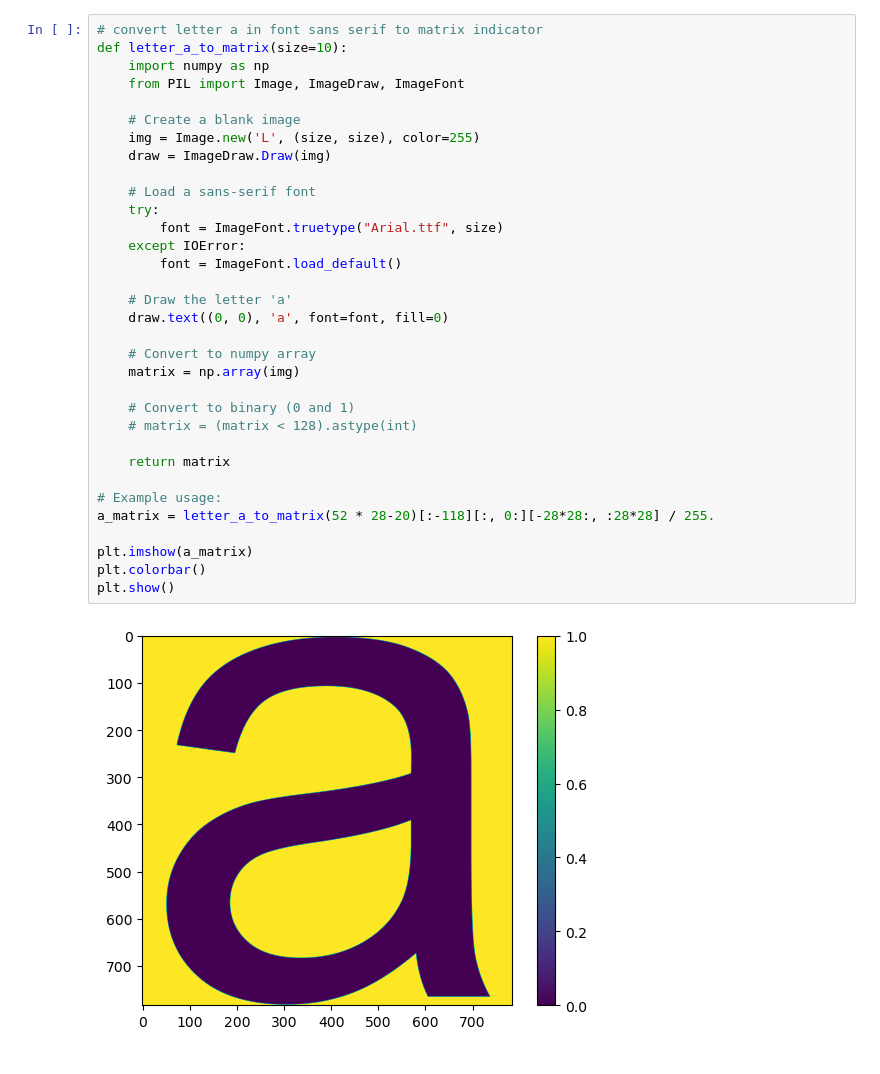
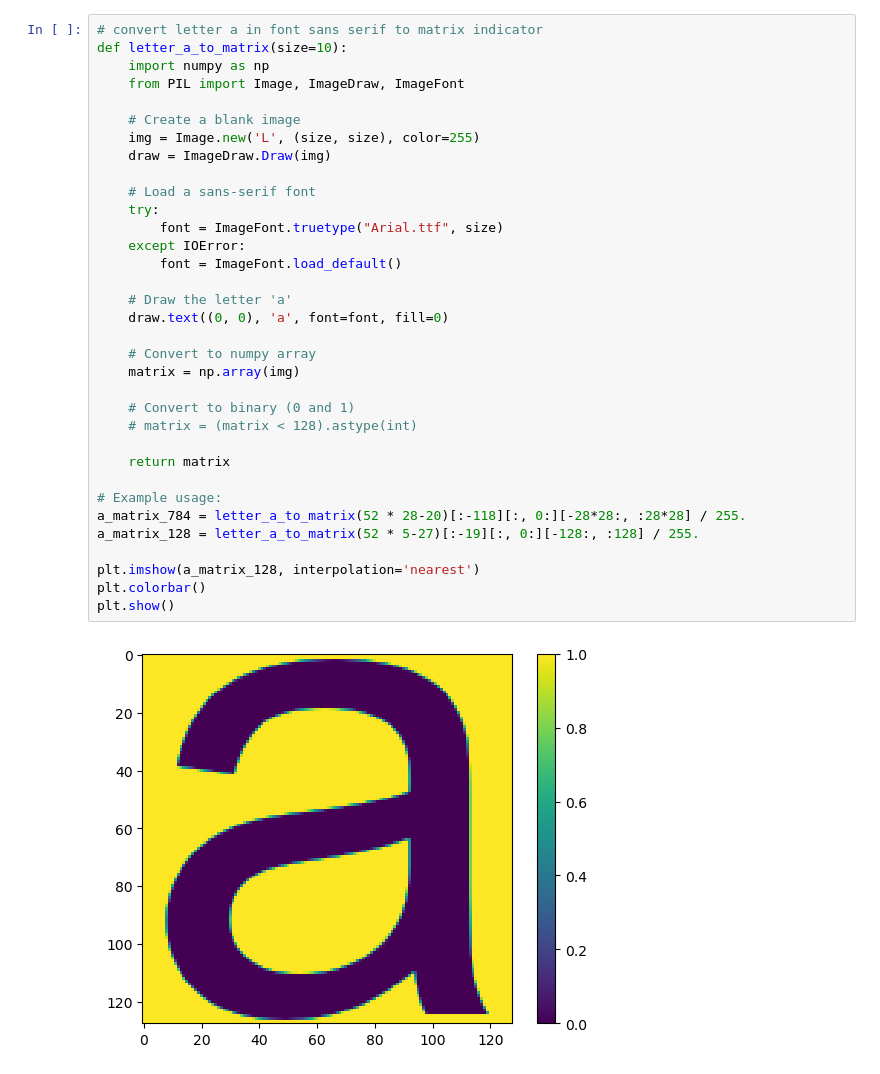
Before and after one commit to ssnl/cifar10-airbench, a Jupyter notebook: muon_shape_a.ipynb, the cells around one changed output. Drawn from its saved outputs; the diff is of its cells as text.

```diff
--- a/muon_shape_a.ipynb
+++ b/muon_shape_a.ipynb
@@ -178,35 +192,36 @@ def train_mnist(model, opt, num_epochs=5, batch_size=256):
 def letter_a_to_matrix(size=10):
     import numpy as np
     from PIL import Image, ImageDraw, ImageFont
 
     # Create a blank image
     img = Image.new('L', (size, size), color=255)
     draw = ImageDraw.Draw(img)
 
     # Load a sans-serif font
     try:
         font = ImageFont.truetype("Arial.ttf", size)
     except IOError:
         font = ImageFont.load_default()
 
     # Draw the letter 'a'
     draw.text((0, 0), 'a', font=font, fill=0)
 
     # Convert to numpy array
     matrix = np.array(img)
 
     # Convert to binary (0 and 1)
     # matrix = (matrix < 128).astype(int)
 
     return matrix
 
 # Example usage:
-a_matrix = letter_a_to_matrix(52 * 28-20)[:-118][:, 0:][-28*28:, :28*28] / 255.
+a_matrix_784 = letter_a_to_matrix(52 * 28-20)[:-118][:, 0:][-28*28:, :28*28] / 255.
+a_matrix_128 = letter_a_to_matrix(52 * 5-27)[:-19][:, 0:][-128:, :128] / 255.
 
-plt.imshow(a_matrix)
+plt.imshow(a_matrix_128, interpolation='nearest')
 plt.colorbar()
 plt.show()
 # %% [output]
-[figure, old version]
+[figure, new version]
 # %%
 model = nn.Sequential(
```
Also changed, not shown: parts of 13 cells of this notebook, 1 other file.
